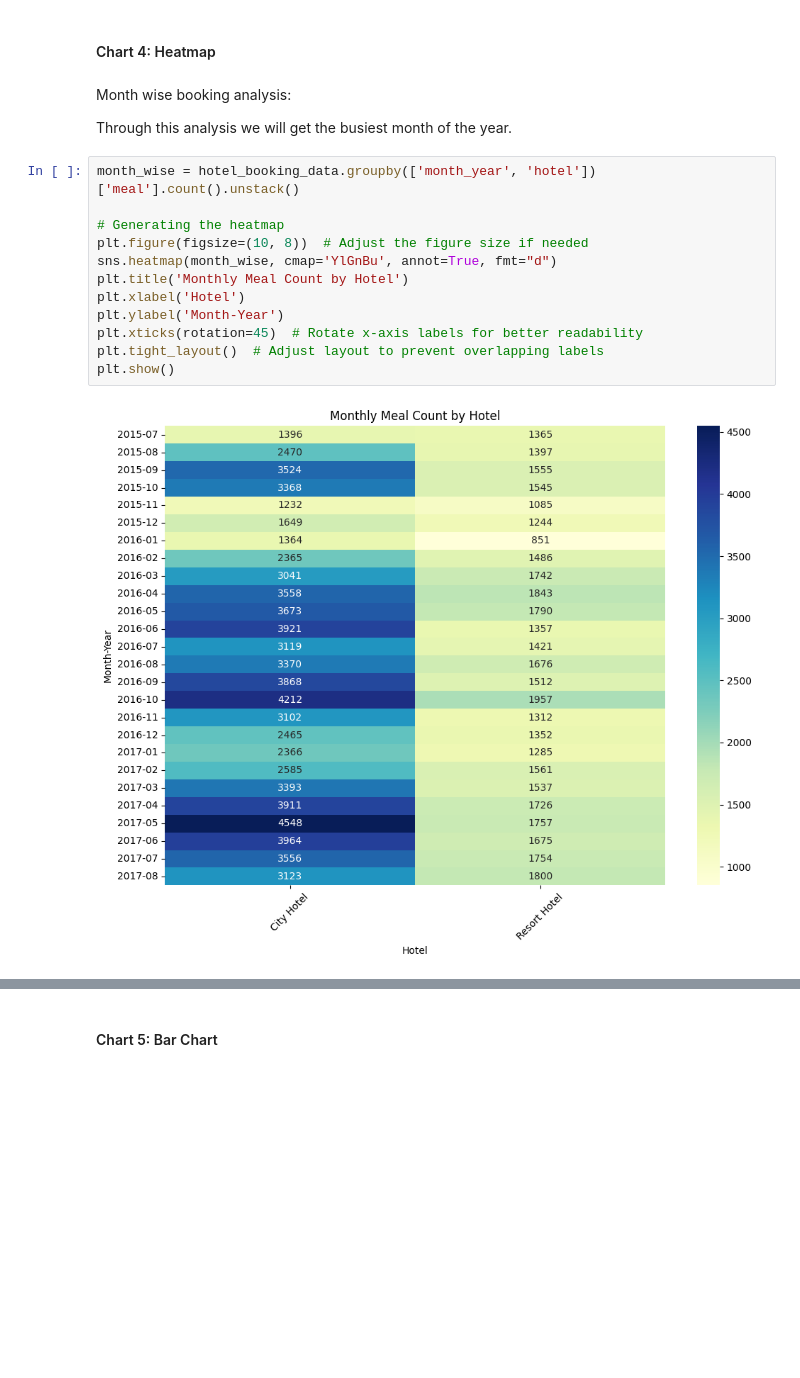
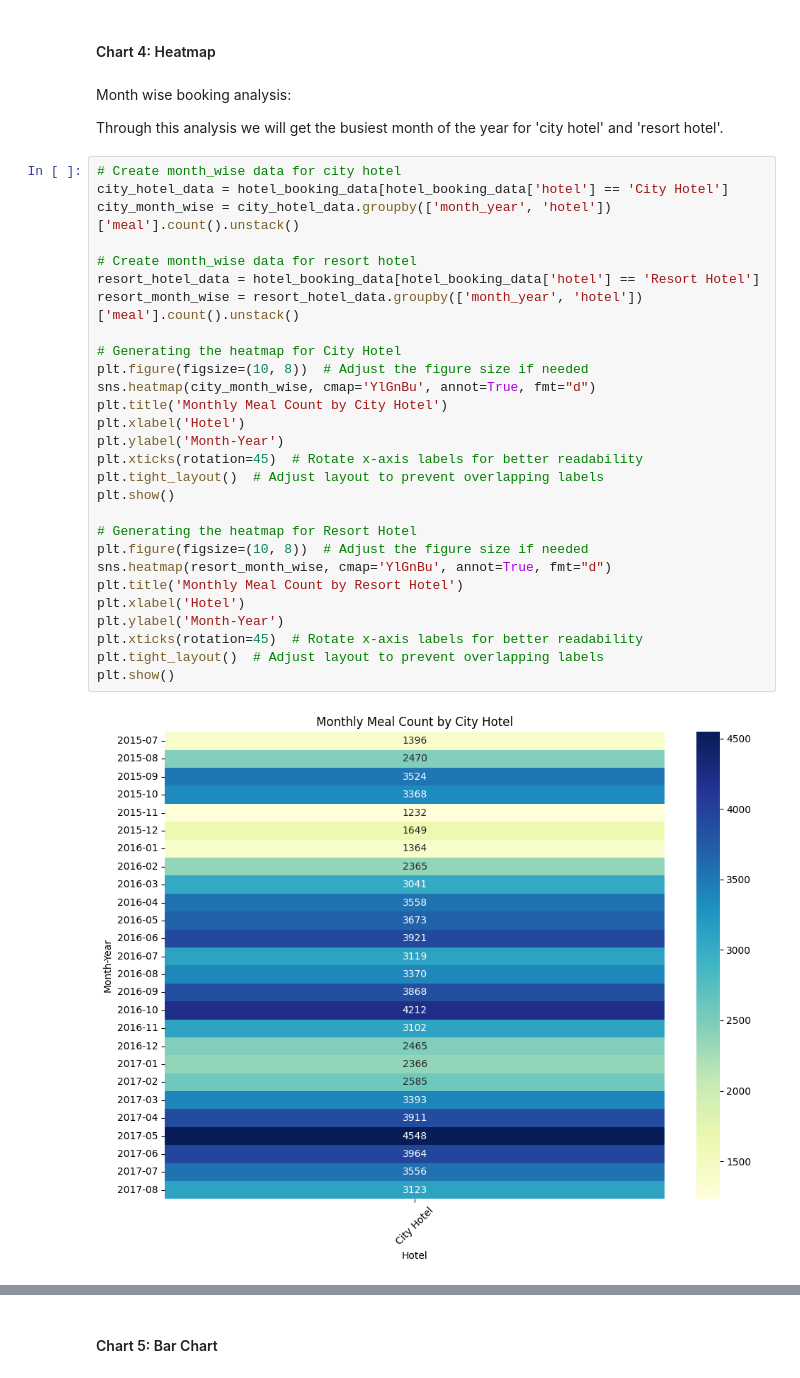
Before and after one commit to Codewith-Soumya/Hotel-Booking-Analysis, a Jupyter notebook: Hotel_booking_analysis_coding_Capstrone_Project_2.ipynb, the cells around one changed output, grey strips where cells are left out. Saved outputs shown, nothing was run; the diff lists cells and outputs as text; blank space fills up the shorter version.

```diff
--- a/Hotel_booking_analysis_coding_Capstrone_Project_2.ipynb
+++ b/Hotel_booking_analysis_coding_Capstrone_Project_2.ipynb
@@ -354,18 +354,34 @@ plt.show
 # %% [markdown]
 Month wise booking analysis:
 
-Through this analysis we will get the busiest month of the year.
+Through this analysis we will get the busiest month of the year for 'city hotel' and 'resort hotel'.
 # %%
-month_wise = hotel_booking_data.groupby(['month_year', 'hotel'])['meal'].count().unstack()
+# Create month_wise data for city hotel
+city_hotel_data = hotel_booking_data[hotel_booking_data['hotel'] == 'City Hotel']
+city_month_wise = city_hotel_data.groupby(['month_year', 'hotel'])['meal'].count().unstack()
 
-# Generating the heatmap
+# Create month_wise data for resort hotel
+resort_hotel_data = hotel_booking_data[hotel_booking_data['hotel'] == 'Resort Hotel']
+resort_month_wise = resort_hotel_data.groupby(['month_year', 'hotel'])['meal'].count().unstack()
+
+# Generating the heatmap for City Hotel
 plt.figure(figsize=(10, 8))  # Adjust the figure size if needed
-sns.heatmap(month_wise, cmap='YlGnBu', annot=True, fmt="d")
-plt.title('Monthly Meal Count by Hotel')
+sns.heatmap(city_month_wise, cmap='YlGnBu', annot=True, fmt="d")
+plt.title('Monthly Meal Count by City Hotel')
 plt.xlabel('Hotel')
 plt.ylabel('Month-Year')
 plt.xticks(rotation=45)  # Rotate x-axis labels for better readability
 plt.tight_layout()  # Adjust layout to prevent overlapping labels
 plt.show()
+
+# Generating the heatmap for Resort Hotel
+plt.figure(figsize=(10, 8))  # Adjust the figure size if needed
+sns.heatmap(resort_month_wise, cmap='YlGnBu', annot=True, fmt="d")
+plt.title('Monthly Meal Count by Resort Hotel')
+plt.xlabel('Hotel')
+plt.ylabel('Month-Year')
+plt.xticks(rotation=45)  # Rotate x-axis labels for better readability
+plt.tight_layout()  # Adjust layout to prevent overlapping labels
+plt.show()
 # %% [output]
-[figure, old version]
+[figure, new version]
```
Also changed, not shown: parts of 2 cells of this notebook.
